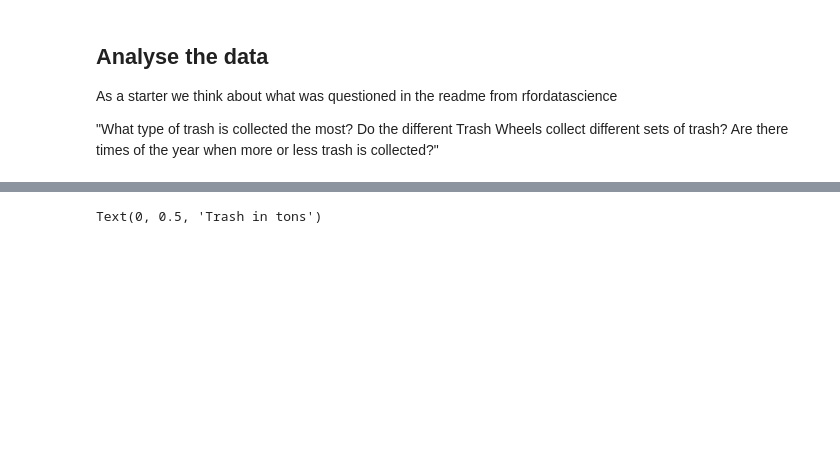
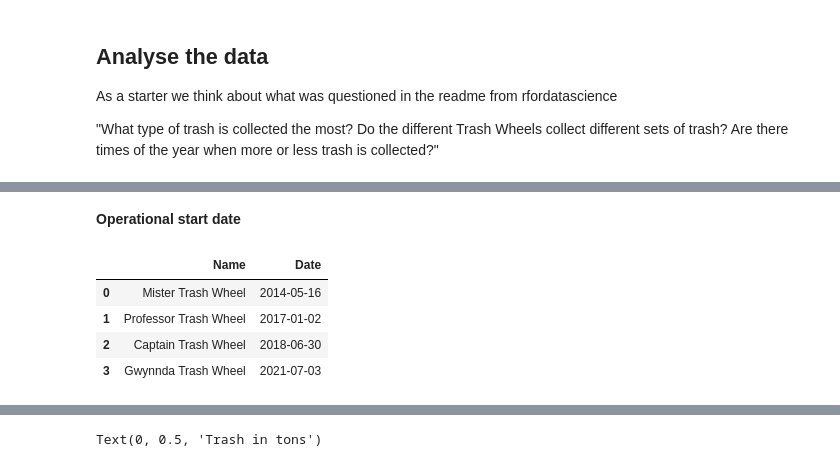
Before and after one commit to wolfJaeger/tidyTuesdayPython, a Jupyter notebook: 2024-03-05/tidyTuesday_2024-03-05.ipynb, the cells around one changed output, grey strips where cells are left out. Saved outputs shown, nothing was run; the diff lists cells and outputs as text; code cells hidden in the pictures; blank space fills up the shorter version.

```diff
--- a/2024-03-05/tidyTuesday_2024-03-05.ipynb
+++ b/2024-03-05/tidyTuesday_2024-03-05.ipynb
@@ -280,0 +287,10 @@ As a starter we think about what was questioned in the readme from rfordatascien
+# %% [markdown]
+**Operational start date**
+# %%
+alltrashwheels.groupby('Name')['Date'].min().sort_values().to_frame().reset_index()
+# %% [output]
+|  | Name | Date |
+| 0 | Mister Trash Wheel | 2014-05-16 |
+| 1 | Professor Trash Wheel | 2017-01-02 |
+| 2 | Captain Trash Wheel | 2018-06-30 |
+| 3 | Gwynnda Trash Wheel | 2021-07-03 |
```
Also changed, not shown: parts of 12 cells of this notebook.
